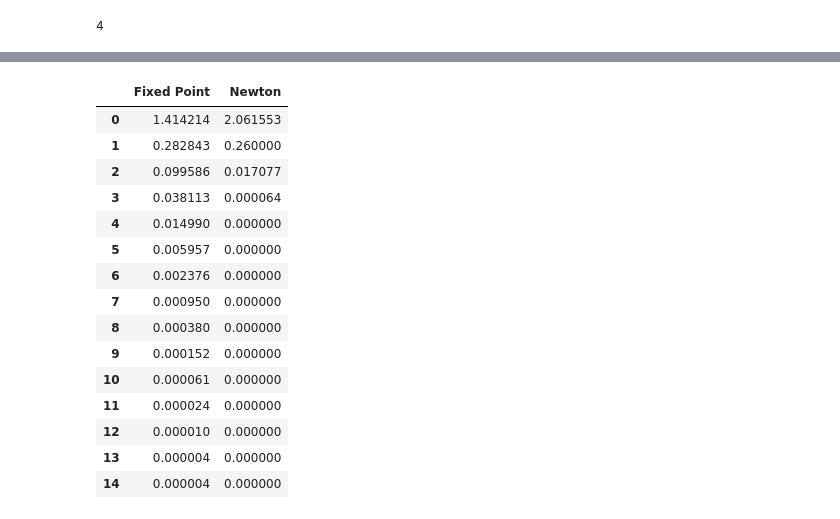
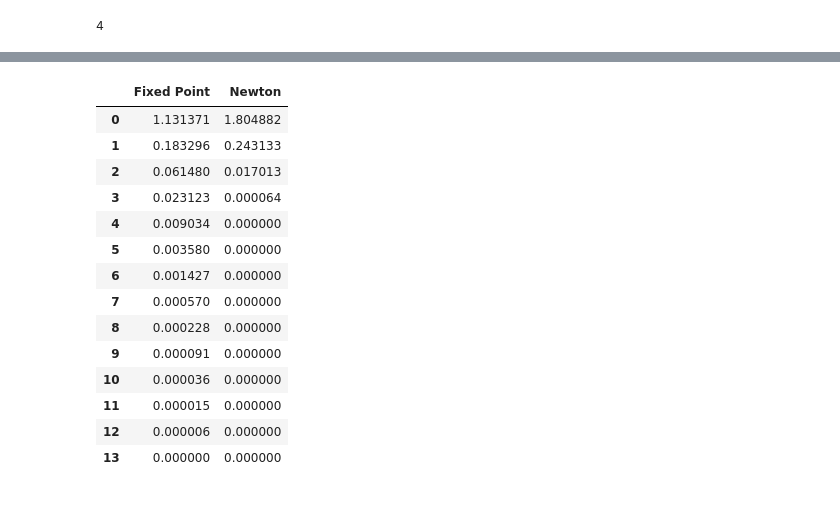
Before and after one commit to EYH0602/csnum, a Jupyter notebook: doc/report5.ipynb, the cells around one changed output, grey strips where cells are left out. Drawn from its saved outputs; the diff is of its cells as text; code cells hidden in the pictures.

```diff
--- a/doc/report5.ipynb
+++ b/doc/report5.ipynb
@@ -72,28 +72,35 @@ Newton      &        0.040670 &         4.0 \\
 \bottomrule
 \end{tabular}
-# %%
-err_df = pd.DataFrame({
-    "Fixed Point": [np.linalg.norm(xs - np.array([1.0, 1.0])) for xs in fp_sol],
-    "Newton": [np.linalg.norm(xs - np.array([0.5, 2.0])) for xs in newton_sol],
-})
-err_df
-# %% [output]
-|  | Fixed Point | Newton |
-| 0 | 1.414214 | 2.061553 |
-| 1 | 0.282843 | 0.260000 |
-| 2 | 0.099586 | 0.017077 |
-| 3 | 0.038113 | 0.000064 |
-| 4 | 0.014990 | 0.000000 |
-| 5 | 0.005957 | 0.000000 |
-| 6 | 0.002376 | 0.000000 |
-| 7 | 0.000950 | 0.000000 |
-| 8 | 0.000380 | 0.000000 |
-| 9 | 0.000152 | 0.000000 |
-| 10 | 0.000061 | 0.000000 |
-| 11 | 0.000024 | 0.000000 |
-| 12 | 0.000010 | 0.000000 |
-| 13 | 0.000004 | 0.000000 |
-| 14 | 0.000004 | 0.000000 |
+# %%
+
+def get_residual_error(xs):
+    niter = len(xs)
+    errs = []
+    for i in range(1, niter):
+        errs.append(np.linalg.norm(xs[i] - xs[i-1]))
+    return errs
+
+err_df = pd.DataFrame({
+    "Fixed Point": get_residual_error(fp_sol),
+    "Newton": get_residual_error(newton_sol),
+})
+err_df
+# %% [output]
+|  | Fixed Point | Newton |
+| 0 | 1.131371 | 1.804882 |
+| 1 | 0.183296 | 0.243133 |
+| 2 | 0.061480 | 0.017013 |
+| 3 | 0.023123 | 0.000064 |
+| 4 | 0.009034 | 0.000000 |
+| 5 | 0.003580 | 0.000000 |
+| 6 | 0.001427 | 0.000000 |
+| 7 | 0.000570 | 0.000000 |
+| 8 | 0.000228 | 0.000000 |
+| 9 | 0.000091 | 0.000000 |
+| 10 | 0.000036 | 0.000000 |
+| 11 | 0.000015 | 0.000000 |
+| 12 | 0.000006 | 0.000000 |
+| 13 | 0.000000 | 0.000000 |
 # %%
 err_df.plot(
     title="error verse iteration number for each method",
```
Also changed, not shown: parts of 3 cells of this notebook.
